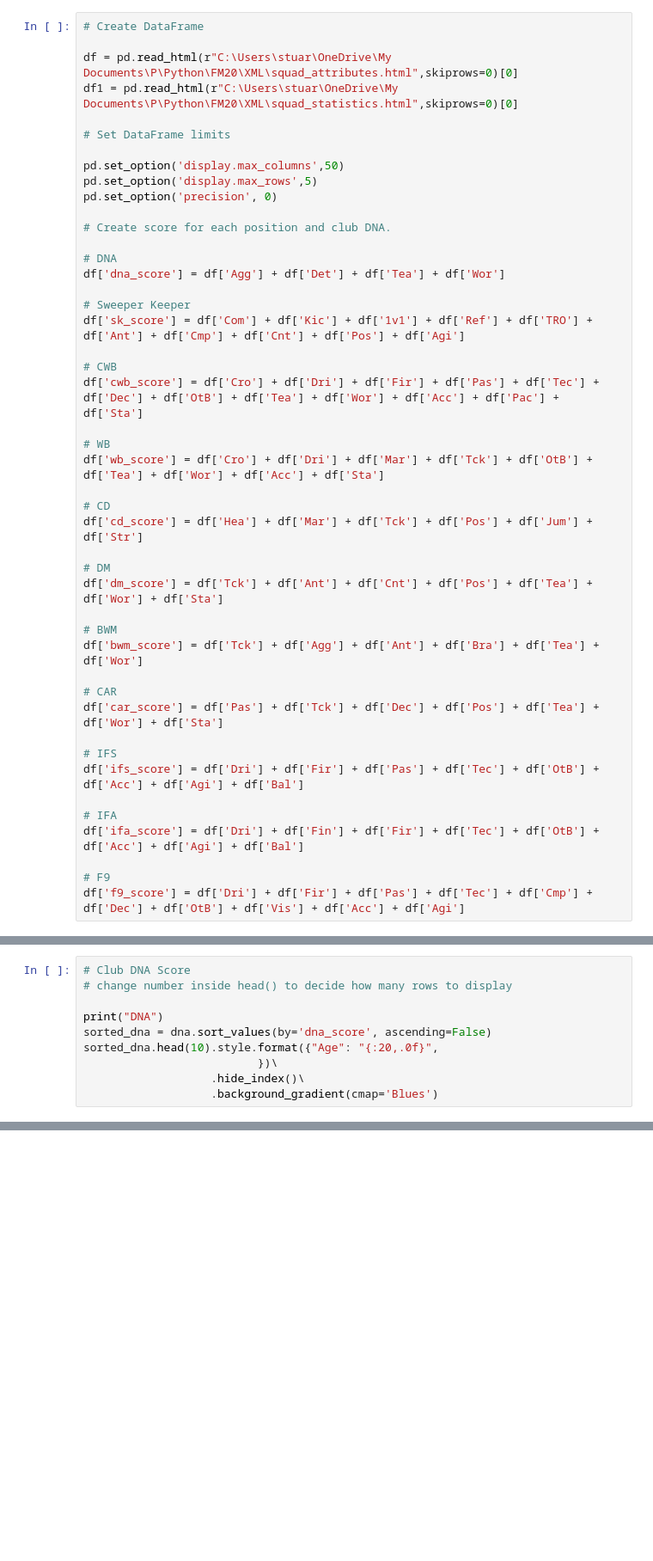
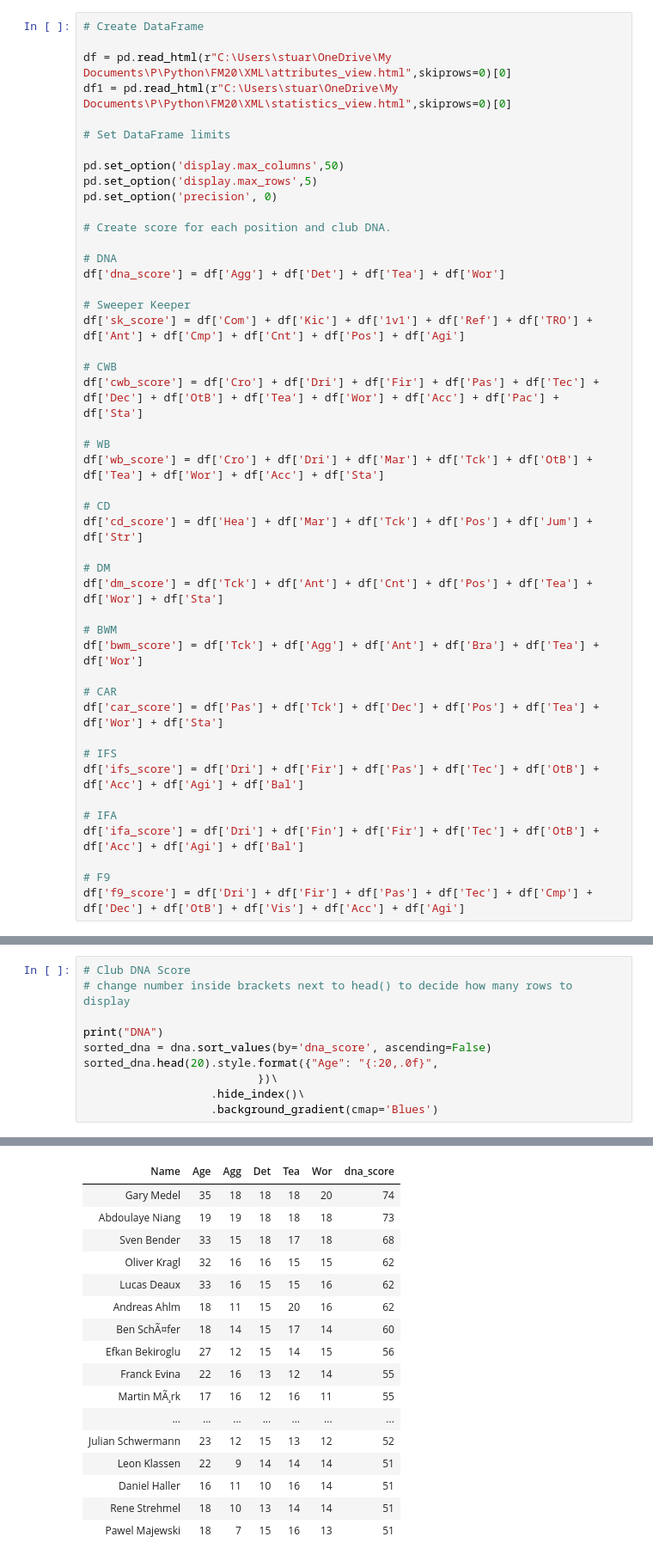
Before and after one commit to winston1984-sys/FM20-Analysis, a Jupyter notebook: FM_Squad_Analysis.ipynb, the cells around one changed output, grey strips where cells are left out. Shown: that part at 86% size. Drawn from its saved outputs; the diff is of its cells as text; blank space fills up the shorter version.

```diff
--- a/FM_Squad_Analysis.ipynb
+++ b/FM_Squad_Analysis.ipynb
@@ -10,8 +10,8 @@ cf.go_offline()
 # %%
 # Create DataFrame
 
-df = pd.read_html(r"C:\Users\stuar\OneDrive\My Documents\P\Python\FM20\XML\squad_attributes.html",skiprows=0)[0]
-df1 = pd.read_html(r"C:\Users\stuar\OneDrive\My Documents\P\Python\FM20\XML\squad_statistics.html",skiprows=0)[0]
+df = pd.read_html(r"C:\Users\stuar\OneDrive\My Documents\P\Python\FM20\XML\attributes_view.html",skiprows=0)[0]
+df1 = pd.read_html(r"C:\Users\stuar\OneDrive\My Documents\P\Python\FM20\XML\statistics_view.html",skiprows=0)[0]
 
 # Set DataFrame limits
 
@@ -71,11 +69,12 @@ ifa = df[['Name', 'Age' , 'Dri', 'Fin', 'Fir', 'Tec', 'OtB', 'Acc', 'Agi', 'Bal'
 f9 = df[['Name', 'Age' , 'Dri', 'Fir', 'Pas', 'Tec', 'Cmp', 'Dec', 'OtB', 'Vis', 'Acc', 'Agi', 'f9_score']]
 # %%
 # Club DNA Score
-# change number inside head() to decide how many rows to display
+# change number inside brackets next to head() to decide how many rows to display
 
 print("DNA")
 sorted_dna = dna.sort_values(by='dna_score', ascending=False)
-sorted_dna.head(10).style.format({"Age": "{:20,.0f}",
+sorted_dna.head(20).style.format({"Age": "{:20,.0f}",
                           })\
                    .hide_index()\
                    .background_gradient(cmap='Blues')
+# %% [output]
@@ -81,0 +82,17 @@ sorted_dna.head(10).style.format({"Age": "{:20,.0f}",
+| Name | Age | Agg | Det | Tea | Wor | dna_score |
+| Gary Medel | 35 | 18 | 18 | 18 | 20 | 74 |
+| Abdoulaye Niang | 19 | 19 | 18 | 18 | 18 | 73 |
+| Sven Bender | 33 | 15 | 18 | 17 | 18 | 68 |
+| Oliver Kragl | 32 | 16 | 16 | 15 | 15 | 62 |
+| Lucas Deaux | 33 | 16 | 15 | 15 | 16 | 62 |
+| Andreas Ahlm | 18 | 11 | 15 | 20 | 16 | 62 |
+| Ben SchÃ¤fer | 18 | 14 | 15 | 17 | 14 | 60 |
+| Efkan Bekiroglu | 27 | 12 | 15 | 14 | 15 | 56 |
+| Franck Evina | 22 | 16 | 13 | 12 | 14 | 55 |
+| Martin MÃ¸rk | 17 | 16 | 12 | 16 | 11 | 55 |
+| ... | ... | ... | ... | ... | ... | ... |
+| Julian Schwermann | 23 | 12 | 15 | 13 | 12 | 52 |
+| Leon Klassen | 22 | 9 | 14 | 14 | 14 | 51 |
+| Daniel Haller | 16 | 11 | 10 | 16 | 14 | 51 |
+| Rene Strehmel | 18 | 10 | 13 | 14 | 14 | 51 |
+| Pawel Majewski | 18 | 7 | 15 | 16 | 13 | 51 |
```
Also changed, not shown: parts of 35 cells of this notebook, 1 other file.
